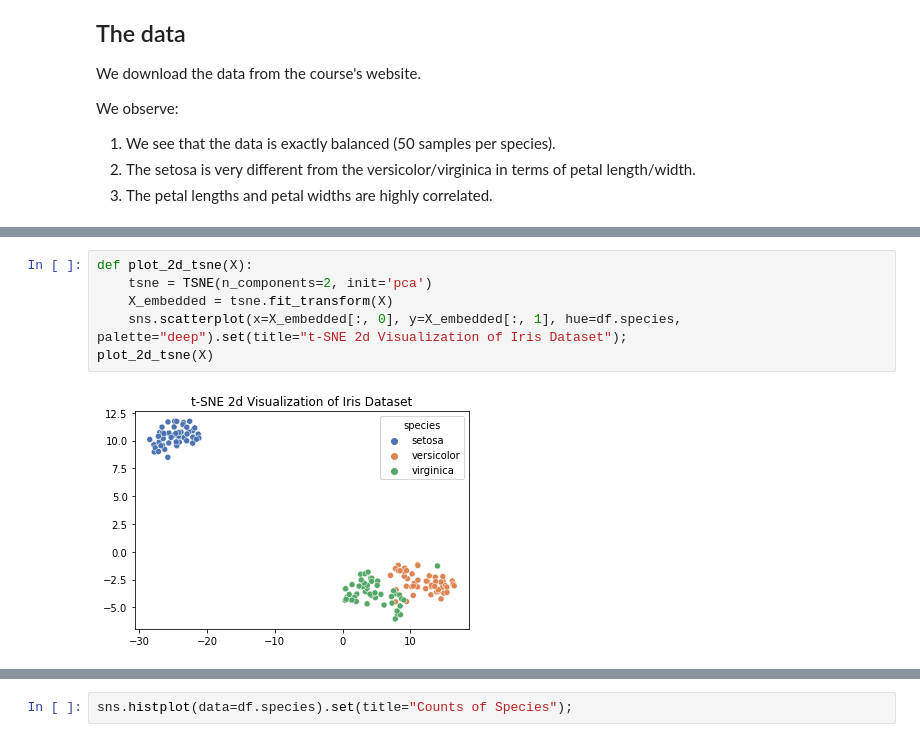
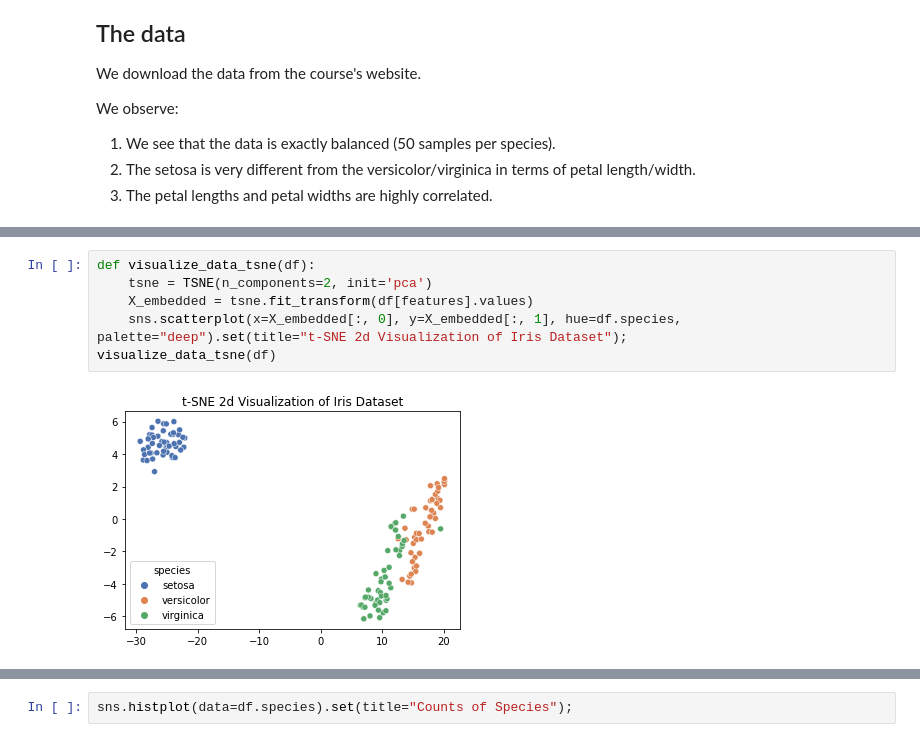
Before and after one commit to noamsgl/ABDA_HW4, a Jupyter notebook: pyro/HW4_Q1.ipynb, the cells around one changed output, grey strips where cells are left out. Saved outputs shown, nothing was run; the diff lists cells and outputs as text.

```diff
--- a/pyro/HW4_Q1.ipynb
+++ b/pyro/HW4_Q1.ipynb
@@ -62,10 +61,10 @@ df.sample(8)
 | 40 | 5.0 | 3.5 | 1.3 | 0.3 | setosa | 0 |
 | 86 | 6.7 | 3.1 | 4.7 | 1.5 | versicolor | 1 |
 # %%
-def plot_2d_tsne(X):
+def visualize_data_tsne(df):
     tsne = TSNE(n_components=2, init='pca')
-    X_embedded = tsne.fit_transform(X)
+    X_embedded = tsne.fit_transform(df[features].values)
     sns.scatterplot(x=X_embedded[:, 0], y=X_embedded[:, 1], hue=df.species, palette="deep").set(title="t-SNE 2d Visualization of Iris Dataset");
-plot_2d_tsne(X)
+visualize_data_tsne(df)
 # %% [output]
-[figure, old version]
+[figure, new version]
```
Also changed, not shown: parts of 12 cells of this notebook.
